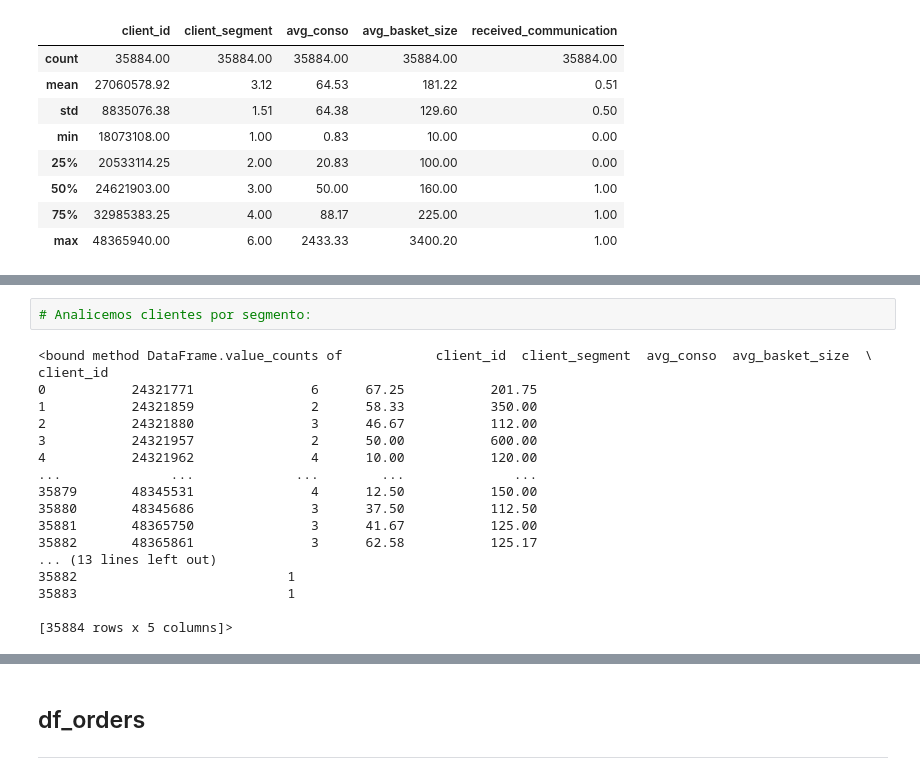
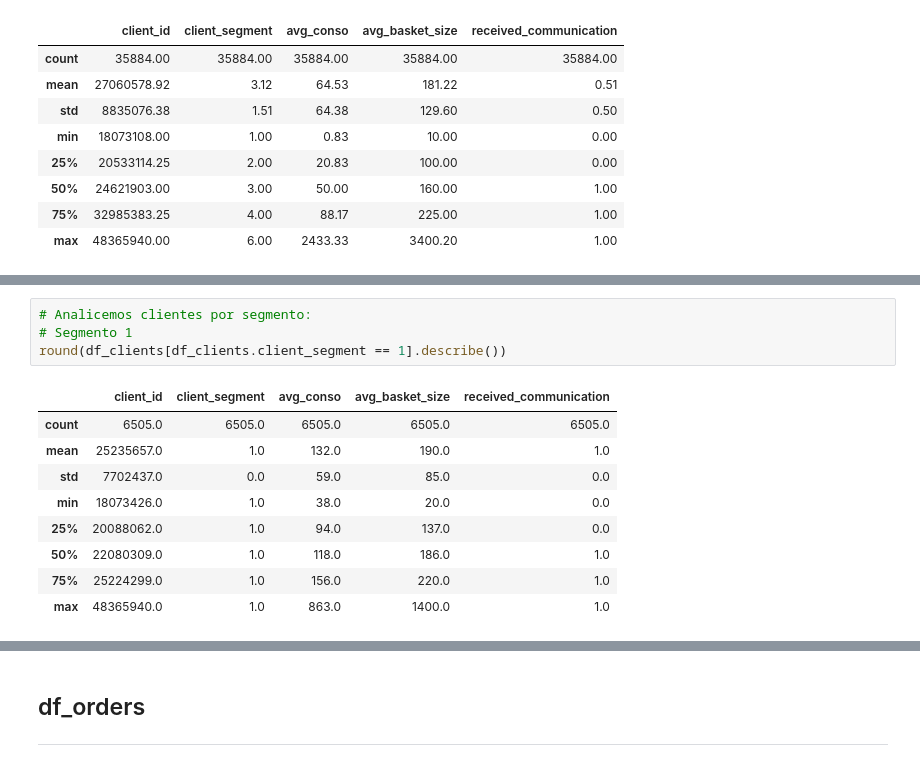
Before and after one commit to Javier-Alfonso-DS/S07T01_Hypothesis_Testing, a Jupyter notebook: S07T01_Hypothesis_Testing.ipynb, the cells around one changed output, grey strips where cells are left out. Cells and saved outputs as stored; diff of their text form.

```diff
--- a/S07T01_Hypothesis_Testing.ipynb
+++ b/S07T01_Hypothesis_Testing.ipynb
@@ -127,20 +144,14 @@ round(df_clients.describe(include='all'),2)
 # %%
 # Analicemos clientes por segmento:
+# Segmento 1
+round(df_clients[df_clients.client_segment == 1].describe())
 # %% [output]
-<bound method DataFrame.value_counts of            client_id  client_segment  avg_conso  avg_basket_size  \
-client_id
-0           24321771               6      67.25           201.75
-1           24321859               2      58.33           350.00
-2           24321880               3      46.67           112.00
-3           24321957               2      50.00           600.00
-4           24321962               4      10.00           120.00
-...              ...             ...        ...              ...
-35879       48345531               4      12.50           150.00
-35880       48345686               3      37.50           112.50
-35881       48365750               3      41.67           125.00
-35882       48365861               3      62.58           125.17
-... (13 lines left out)
-35882                           1
-35883                           1
-
-[35884 rows x 5 columns]>
+|  | client_id | client_segment | avg_conso | avg_basket_size | received_communication |
+| count | 6505.0 | 6505.0 | 6505.0 | 6505.0 | 6505.0 |
+| mean | 25235657.0 | 1.0 | 132.0 | 190.0 | 1.0 |
+| std | 7702437.0 | 0.0 | 59.0 | 85.0 | 0.0 |
+| min | 18073426.0 | 1.0 | 38.0 | 20.0 | 0.0 |
+| 25% | 20088062.0 | 1.0 | 94.0 | 137.0 | 0.0 |
+| 50% | 22080309.0 | 1.0 | 118.0 | 186.0 | 1.0 |
+| 75% | 25224299.0 | 1.0 | 156.0 | 220.0 | 1.0 |
+| max | 48365940.0 | 1.0 | 863.0 | 1400.0 | 1.0 |
```
Also changed, not shown: parts of 9 cells of this notebook, 2 other files.
